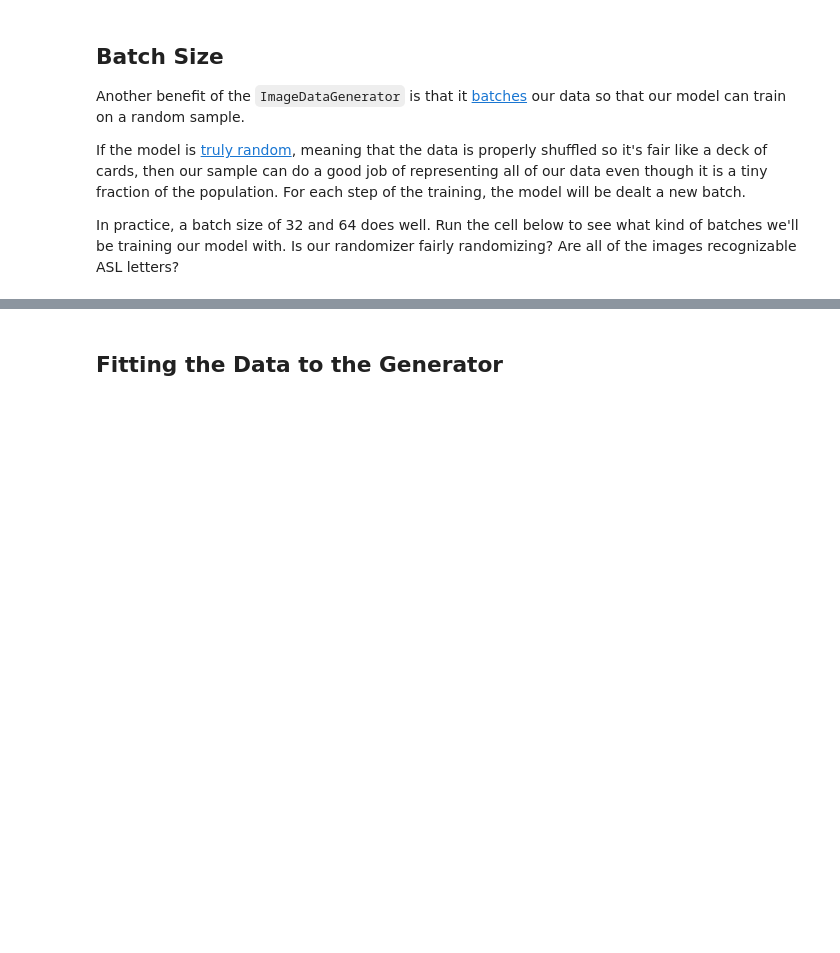
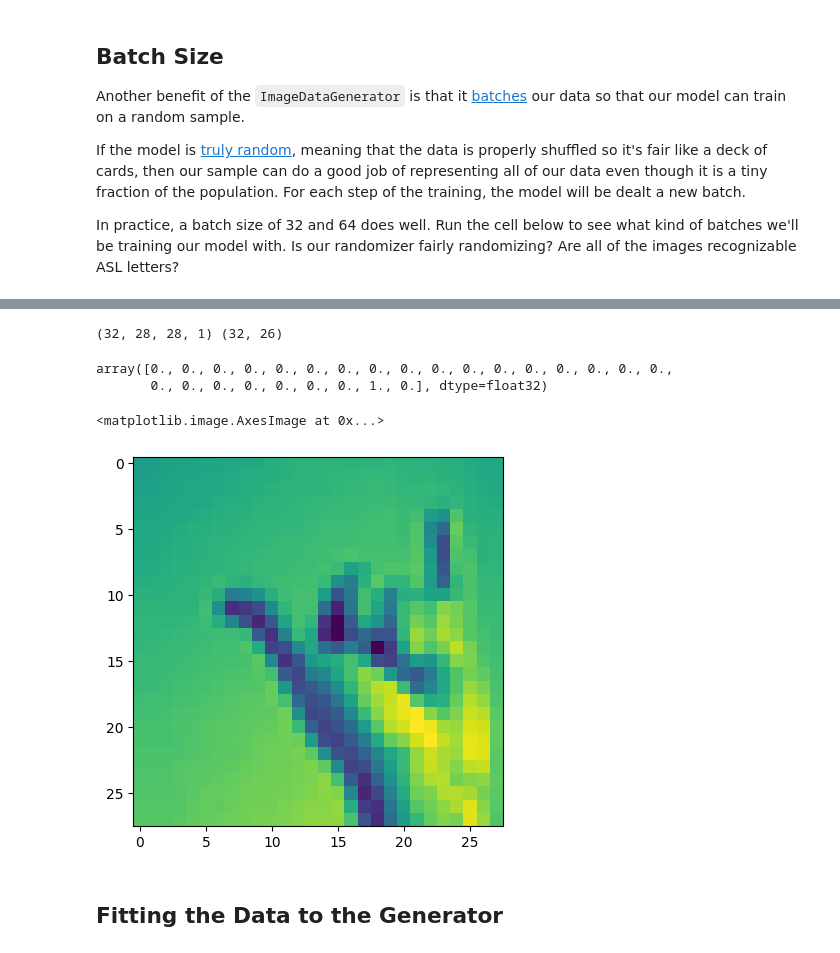
Before and after one commit to TAMIDSpiyalong/Advanced-Concepts-in-Machine-Learning-for-Energy, a Jupyter notebook: Lecture_2b.ipynb, the cells around one changed output, grey strips where cells are left out. Saved outputs shown, nothing was run; the diff lists cells and outputs as text; code cells hidden in the pictures; blank space fills up the shorter version.

```diff
--- a/Lecture_2b.ipynb
+++ b/Lecture_2b.ipynb
@@ -122,3 +122,19 @@ plt.show()
+# %%
+for images, labels in img_iter:
+  print(images.shape,labels.shape)
+  break
+# %% [output]
+(32, 28, 28, 1) (32, 26)
+# %%
+labels[1]
+# %% [output]
+array([0., 0., 0., 0., 0., 0., 0., 0., 0., 0., 0., 0., 0., 0., 0., 0., 0.,
+       0., 0., 0., 0., 0., 0., 0., 1., 0.], dtype=float32)
+# %%
+plt.imshow(images[1])
+# %% [output]
+<matplotlib.image.AxesImage at 0x...>
+[figure, added]
 # %% [markdown]
 ## Fitting the Data to the Generator
 # %% [markdown]
```
Also changed, not shown: parts of 2 cells of this notebook.
